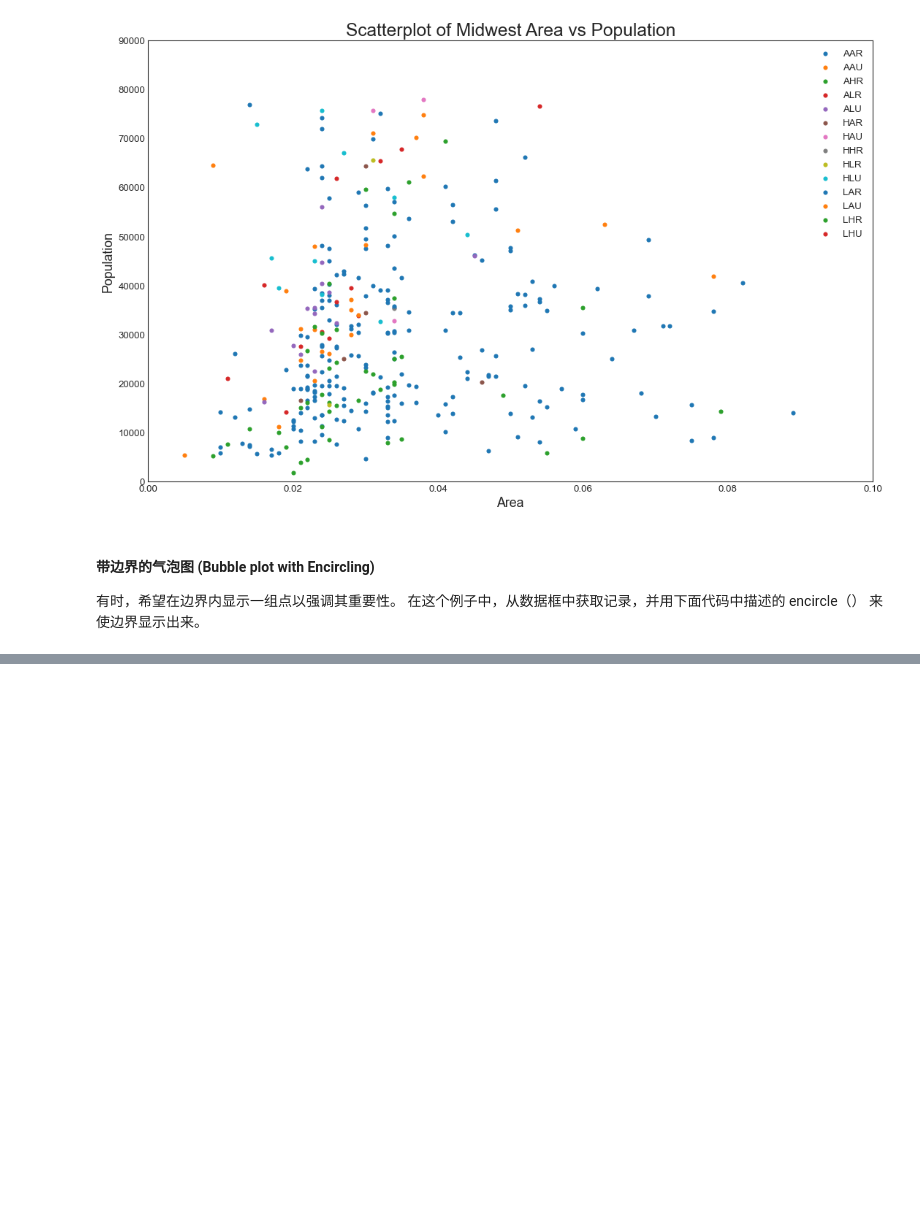
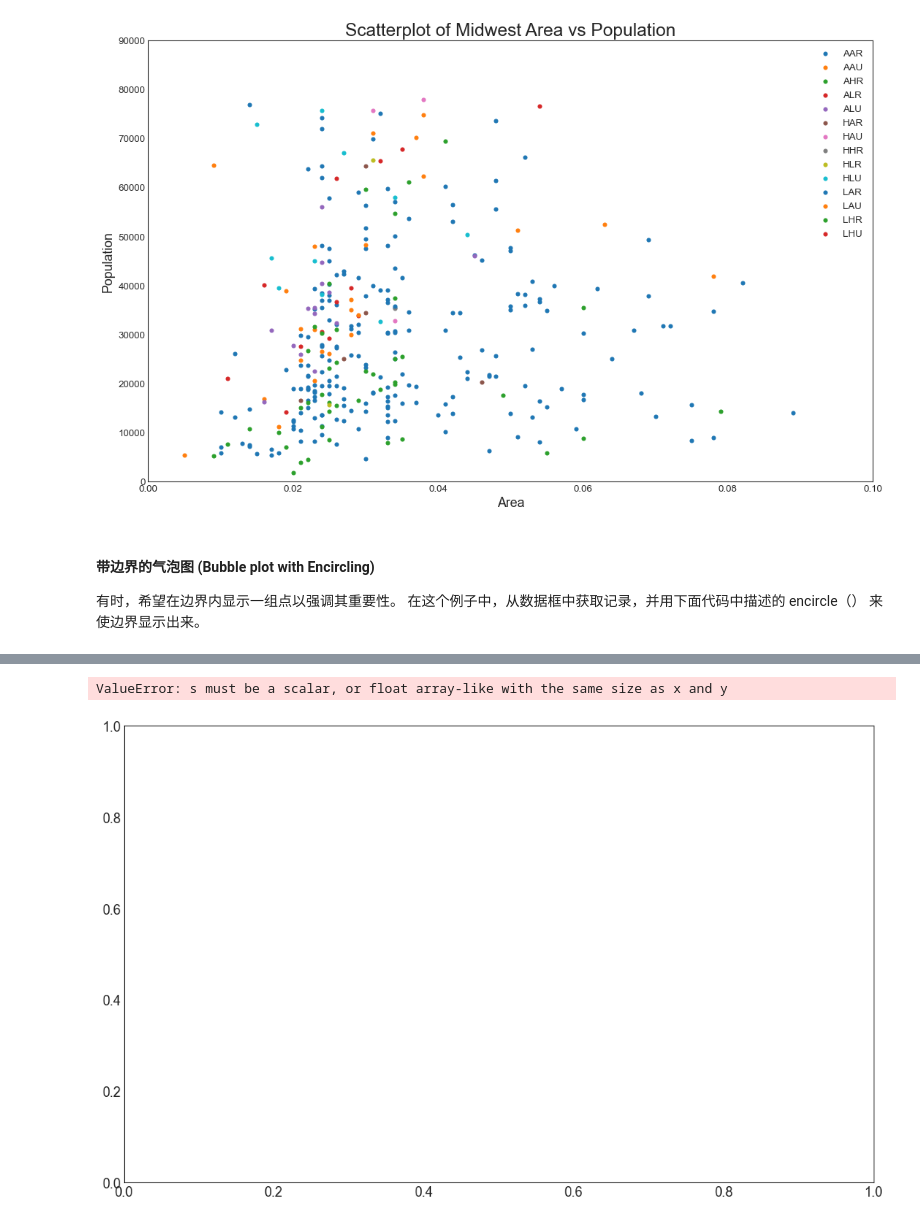
Before and after one commit to wenyuc/basic_learning, a Jupyter notebook: matplotlib_top_50.ipynb, the cells around one changed output, grey strips where cells are left out. Saved outputs shown, nothing was run; the diff lists cells and outputs as text; code cells hidden in the pictures; blank space fills up the shorter version.

```diff
--- a/matplotlib_top_50.ipynb
+++ b/matplotlib_top_50.ipynb
@@ -142,0 +218,8 @@ plt.show()
+# %%
+# prepare data
+df_counts = df.groupby(['cty','hwy']).size().reset_index(name='counts')
+cty = df_counts.cty
+hwy = df_counts.hwy
+counts = df_counts.counts*2.0
+counts_sort = np.sort(counts, )
+cty, hwy, counts_sort
@@ -142,0 +244,12 @@ plt.show()
+# %%
+# Draw Stripplot
+
+fig, ax = plt.subplots(figsize=(16,10), dpi= 80)
+sns.stripplot(x=cty,y=hwy, s=counts, ax=ax)
+
+# Decorations
+plt.title('Counts Plot - Size of circle is bigger as more points overlap', fontsize=22)
+plt.show();
+# %% [output]
+ValueError: s must be a scalar, or float array-like with the same size as x and y
+[figure, added]
```
Also changed, not shown: parts of 12 cells of this notebook, 2 other files.
